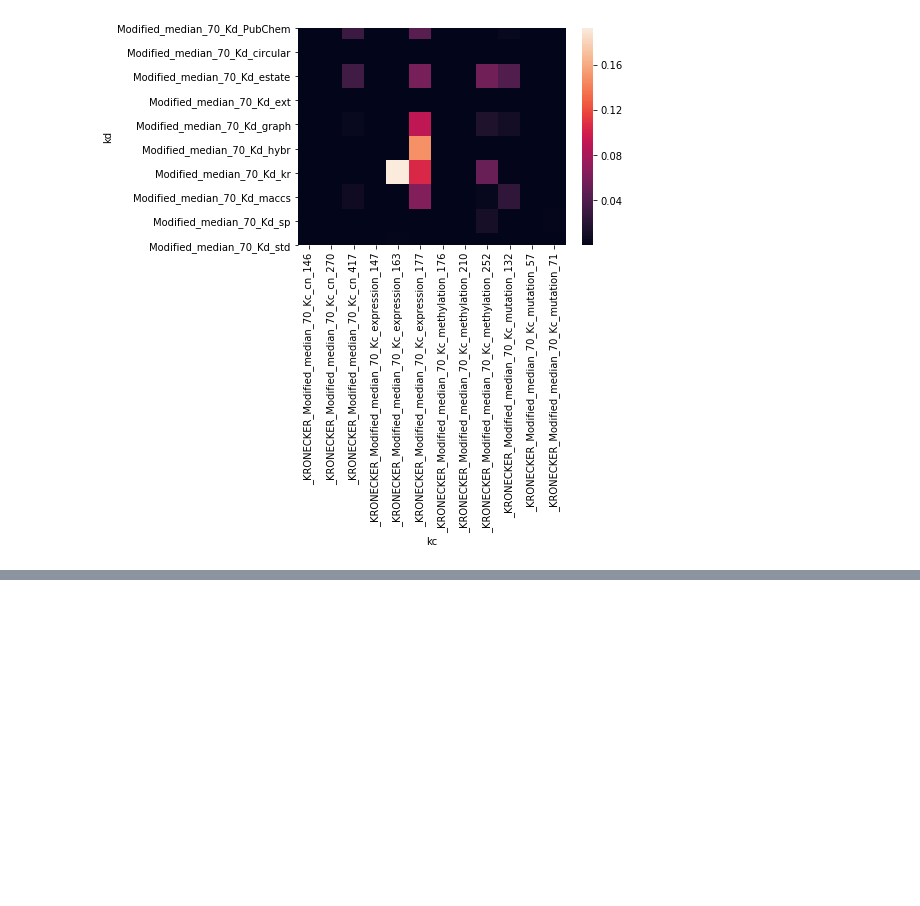
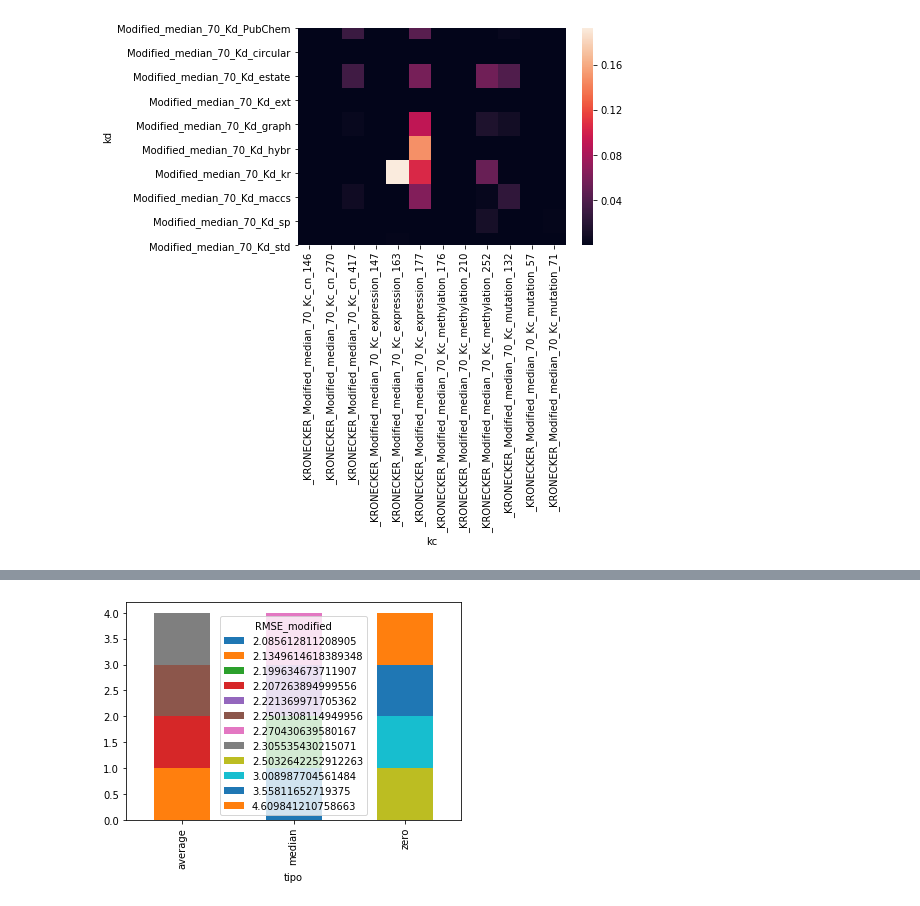
Before and after one commit to TassiaBastos/Treatment-of-incomplete-kernels, a Jupyter notebook: notebooks/analise_scenario3.ipynb, the cells around one changed output, grey strips where cells are left out. Cells and saved outputs as stored; diff of their text form; code cells hidden in the pictures; blank space fills up the shorter version.

```diff
--- a/notebooks/analise_scenario3.ipynb
+++ b/notebooks/analise_scenario3.ipynb
@@ -552,0 +635,8 @@ plot_heatmap(df, percentual=70, tipo='median')
+# %%
+import matplotlib.pyplot as plt
+import pandas as pd
+
+df.groupby(['tipo','RMSE_modified']).size().unstack().plot(kind='bar',stacked=True)
+plt.show()
+# %% [output]
+[figure, added]
```
Also changed, not shown: parts of 5 cells of this notebook.
